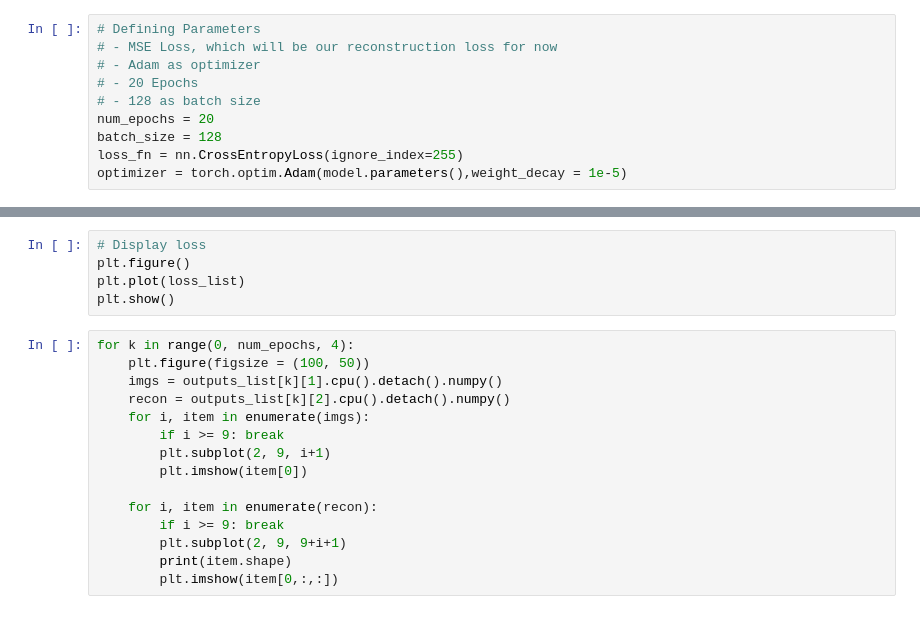
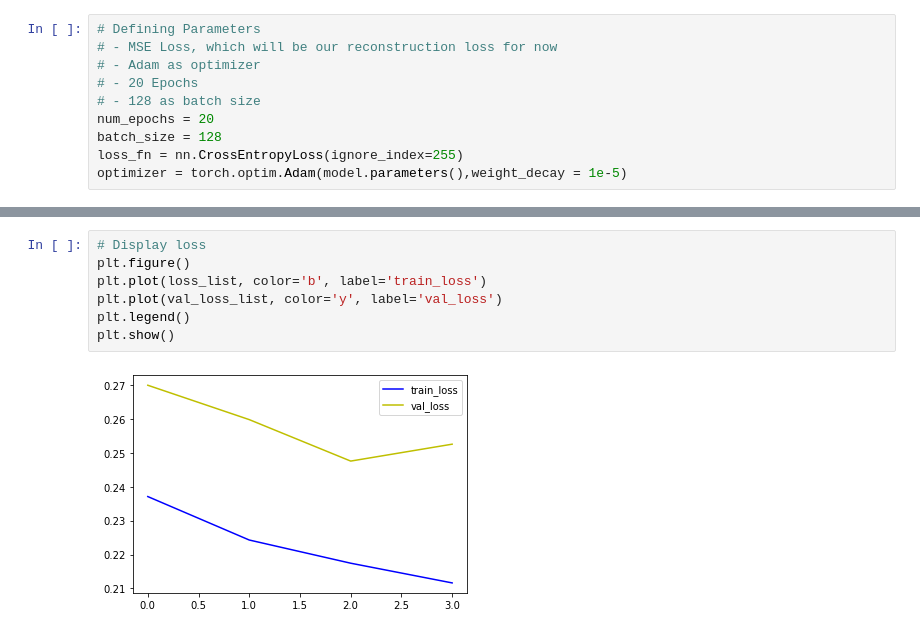
Before and after one commit to tyuxiang/SemanticSegmentationCityscapes, a Jupyter notebook: Models.ipynb, the cells around one changed output, grey strips where cells are left out. Drawn from its saved outputs; the diff is of its cells as text.

```diff
--- a/Models.ipynb
+++ b/Models.ipynb
@@ -151,20 +317,9 @@ RuntimeError: 1only batches of spatial targets supported (non-empty 3D tensors)
 # %%
 # Display loss
 plt.figure()
-plt.plot(loss_list)
+plt.plot(loss_list, color='b', label='train_loss')
+plt.plot(val_loss_list, color='y', label='val_loss')
+plt.legend()
 plt.show()
+# %% [output]
+[figure, added]
-# %%
-for k in range(0, num_epochs, 4):
-    plt.figure(figsize = (100, 50))
-    imgs = outputs_list[k][1].cpu().detach().numpy()
-    recon = outputs_list[k][2].cpu().detach().numpy()
-    for i, item in enumerate(imgs):
-        if i >= 9: break
-        plt.subplot(2, 9, i+1)
-        plt.imshow(item[0])
-
-    for i, item in enumerate(recon):
-        if i >= 9: break
-        plt.subplot(2, 9, 9+i+1)
-        print(item.shape)
-        plt.imshow(item[0,:,:])
```
Also changed, not shown: parts of 16 cells of this notebook, 1 other file.
